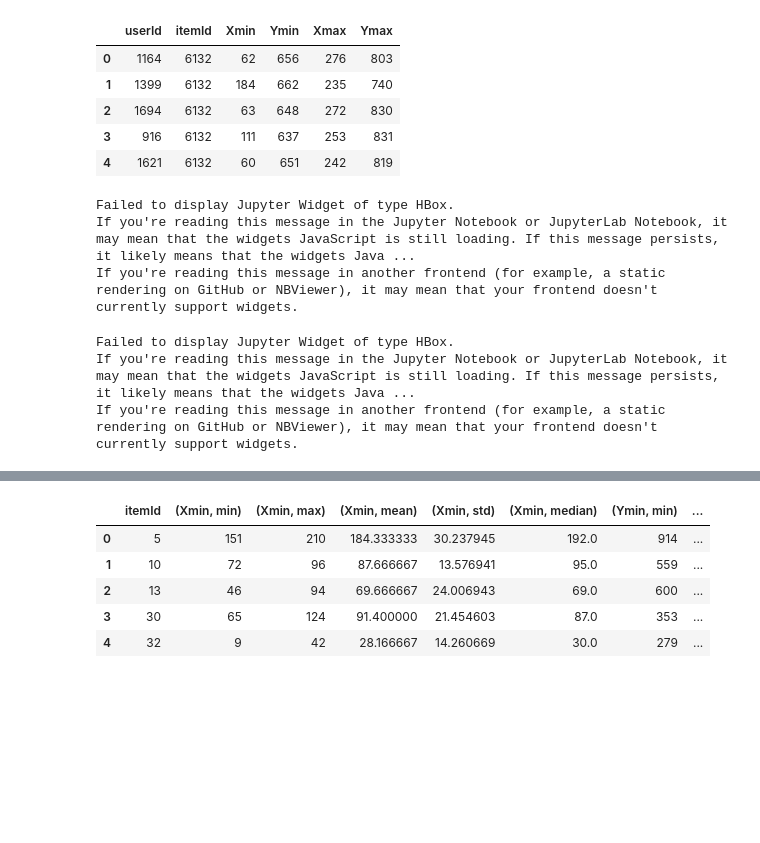
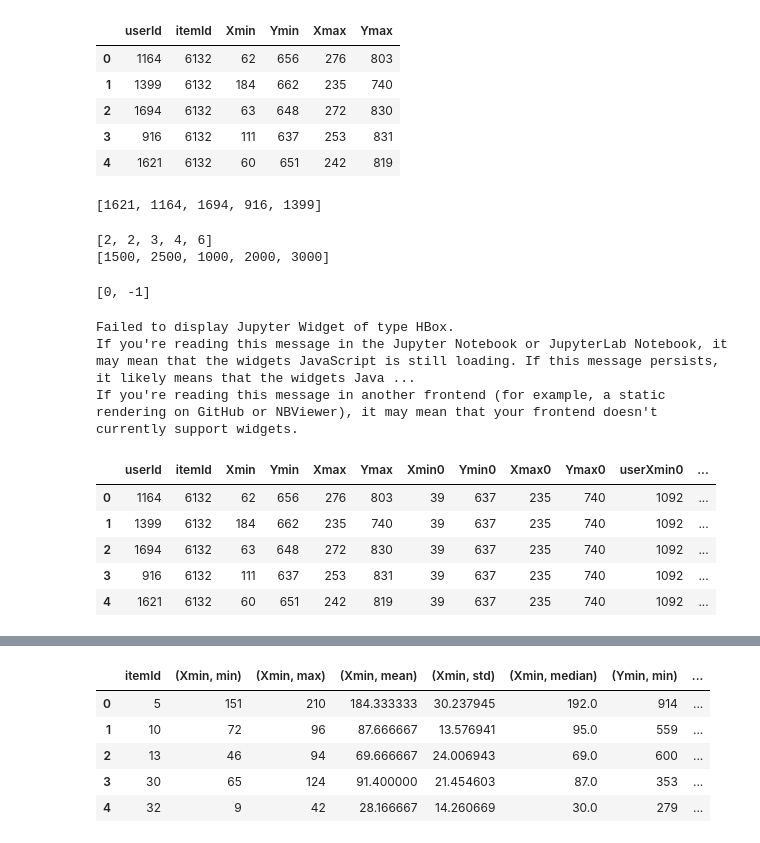
Before and after one commit to Dmitry513/BootCamp_Moderator, a Jupyter notebook: Min_max.ipynb, the cells around one changed output, grey strips where cells are left out. Cells and saved outputs as stored; diff of their text form; code cells hidden in the pictures; blank space fills up the shorter version.

```diff
--- a/Min_max.ipynb
+++ b/Min_max.ipynb
@@ -101,10 +69,65 @@ def getminids(X):
+# %%
+Xminl = list(df_train_X.head()['Xmin'].values)
+X_useridl = list(df_train_X.head()['userId'].values)
+Xminl_sort = [x for _,x in sorted(zip(Xminl, X_useridl), key=lambda pair: pair[0])]
+Xminl_sort
+# %% [output]
+[1621, 1164, 1694, 916, 1399]
+# %%
+a = [3,4,2,2,6]
+b = [1000, 2000, 1500, 2500, 3000]
+a_s = sorted(a)
+b_s = [x for _,x in sorted(zip(a, b))]
+print(a_s)
+print(b_s)
+# %% [output]
+[2, 2, 3, 4, 6]
+[1500, 2500, 1000, 2000, 3000]
+# %%
+list(range(0, -2, -1))
+# %% [output]
+[0, -1]
+# %%
+def getminids(X):
+    flag = True
+    for item in tqdm_notebook(X['itemId'].unique()):
+        data = X[X['itemId'] == item]
+        Xminl = list(data['Xmin'].values)
+        Yminl = list(data['Ymin'].values)
+        Xmaxl = list(data['Xmax'].values)
+        Ymaxl = list(data['Ymax'].values)
+        X_useridl = list(data['userId'].values)
+
+        Xminl_s = sorted(Xminl)
+        Yminl_s = sorted(Yminl)
+        Xmaxl_s = sorted(Xmaxl)
+        Ymaxl_s = sorted(Ymaxl)
+
+        userid_Xmin = [x for _,x in sorted(zip(Xminl, X_useridl))]
+        userid_Ymin = [x for _,x in sorted(zip(Yminl, X_useridl))]
+        userid_Xmax = [x for _,x in sorted(zip(Xmaxl, X_useridl), reverse=True)]
+        userid_Ymax = [x for _,x in sorted(zip(Ymaxl, X_useridl), reverse=True)]
+        for i in range(0, -2, -1):
+            data['Xmin'+str(i)] = Xminl_s[i]
+            data['Ymin'+str(i)] = Yminl_s[i]
+            data['Xmax'+str(i)] = Xmaxl_s[i]
+            data['Ymax'+str(i)] = Ymaxl_s[i]
+
+            data['userXmin'+str(i)] = userid_Xmin[i]
+            data['userYmin'+str(i)] = userid_Ymin[i]
+            data['userXmax'+str(i)] = userid_Xmax[i]
+            data['userYmax'+str(i)] = userid_Ymax[i]
+
+        if flag:
+            dfrez = data.copy()
+            flag = False
+        else:
+            dfrez = pd.concat([dfrez, data], axis=0)
+    return dfrez
 # %%
 df_train_X = getminids(df_train_X)
-df_test = getminids(df_test)
+# df_test = getminids(df_test)
 # %% [output]
 Failed to display Jupyter Widget of type HBox.
 If you're reading this message in the Jupyter Notebook or JupyterLab Notebook, it may mean that the widgets JavaScript is still loading. If this message persists, it likely means that the widgets Java ...
 If you're reading this message in another frontend (for example, a static rendering on GitHub or NBViewer), it may mean that your frontend doesn't currently support widgets.
-Failed to display Jupyter Widget of type HBox.
-If you're reading this message in the Jupyter Notebook or JupyterLab Notebook, it may mean that the widgets JavaScript is still loading. If this message persists, it likely means that the widgets Java ...
-If you're reading this message in another frontend (for example, a static rendering on GitHub or NBViewer), it may mean that your frontend doesn't currently support widgets.
@@ -111,3 +140,12 @@ If you're reading this message in another frontend (for example, a static render
+# %%
+df_train_X.head()
+# %% [output]
+|  | userId | itemId | Xmin | Ymin | Xmax | Ymax | Xmin0 | Ymin0 | Xmax0 | Ymax0 | userXmin0 | ... |
+| 0 | 1164 | 6132 | 62 | 656 | 276 | 803 | 39 | 637 | 235 | 740 | 1092 | ... |
+| 1 | 1399 | 6132 | 184 | 662 | 235 | 740 | 39 | 637 | 235 | 740 | 1092 | ... |
+| 2 | 1694 | 6132 | 63 | 648 | 272 | 830 | 39 | 637 | 235 | 740 | 1092 | ... |
+| 3 | 916 | 6132 | 111 | 637 | 253 | 831 | 39 | 637 | 235 | 740 | 1092 | ... |
+| 4 | 1621 | 6132 | 60 | 651 | 242 | 819 | 39 | 637 | 235 | 740 | 1092 | ... |
 # %%
 X_pred = df_train_X.groupby('itemId').agg({'Xmin': [min, max, 'mean', 'std', 'median'],
                                            'Ymin': [min, max, 'mean', 'std', 'median'],
```
Also changed, not shown: parts of 34 cells of this notebook, 2 other files.
